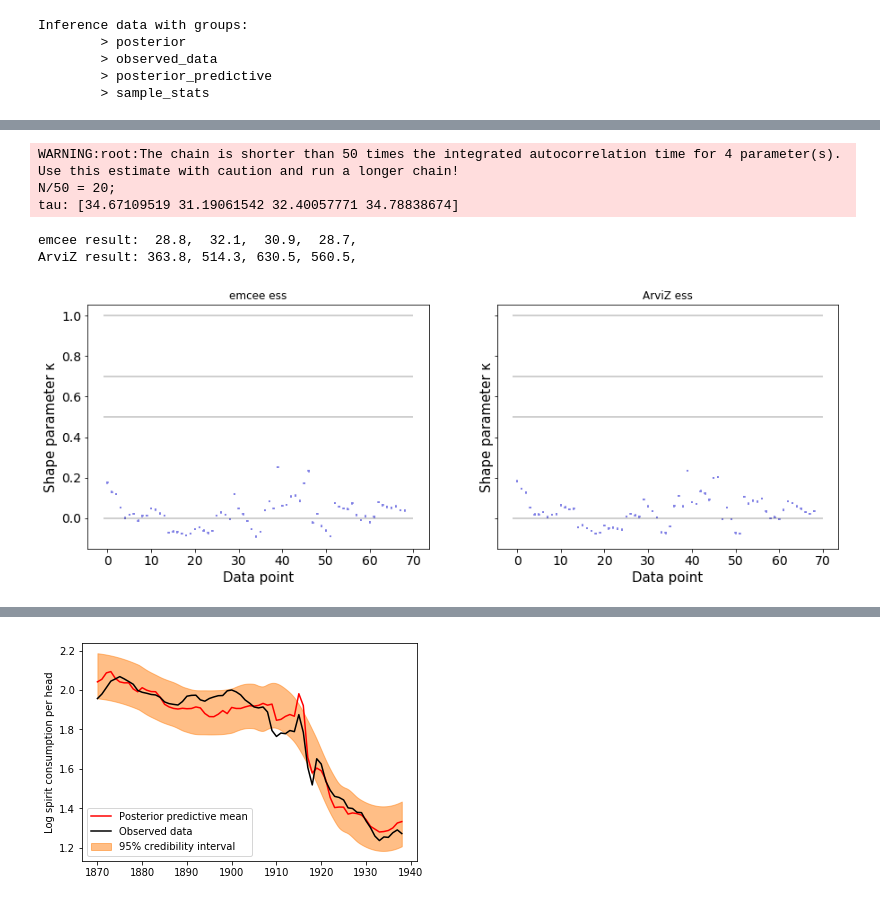
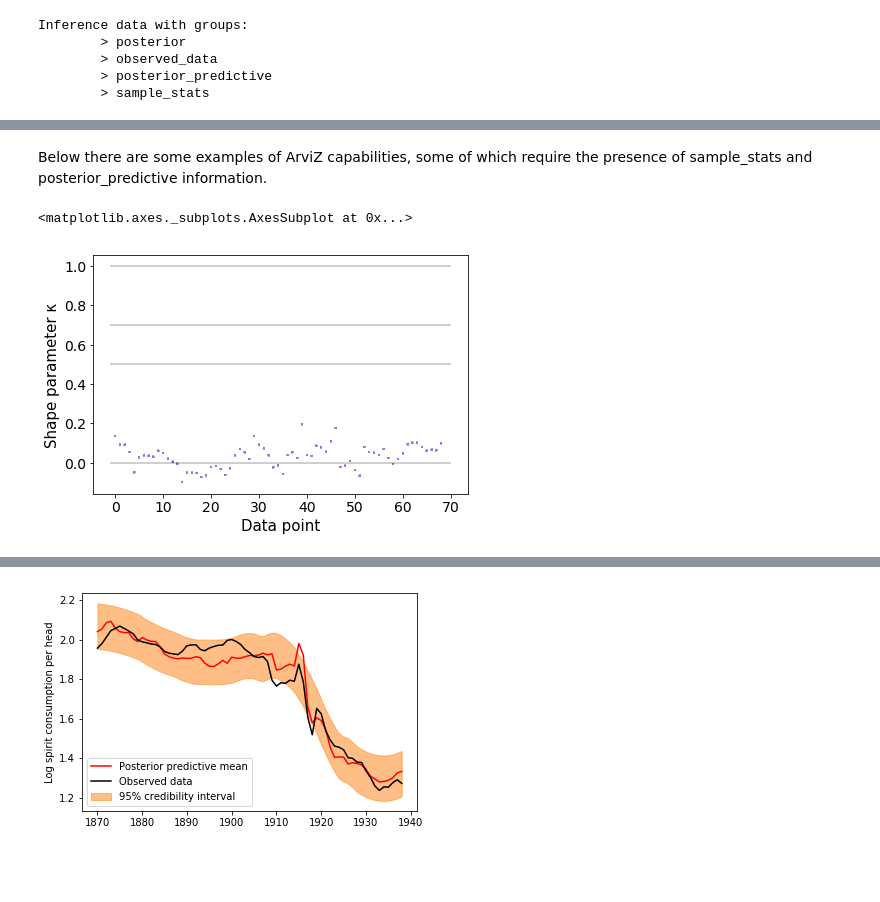
Before and after one commit to OriolAbril/Bayesian-Inference-examples, a Jupyter notebook: Multiple_Linear_Regression/multiple_linear_regression_emcee.ipynb, the cells around one changed output, grey strips where cells are left out. Cells and saved outputs as stored; diff of their text form; code cells hidden in the pictures; blank space fills up the shorter version.

```diff
--- a/Multiple_Linear_Regression/multiple_linear_regression_emcee.ipynb
+++ b/Multiple_Linear_Regression/multiple_linear_regression_emcee.ipynb
@@ -100,28 +96,11 @@ This is important because even though ArviZ has support for emcee, not all its a
-# %%
-import warnings
-with warnings.catch_warnings():
-    warnings.simplefilter("ignore")
-    thin=1
-    ess=(ndraws-burnin)/sampler.get_autocorr_time(quiet=True, discard=burnin, thin=thin)
-    chain = sampler.chain[:, burnin::thin, :]
-    reff = ess / (nwalkers * chain.shape[1])
-    print(" ".join(["emcee result:",*["{:5.1f},".format(e) for e in ess]]))
-    print(" ".join(["ArviZ result:",*["{:5.1f},".format(e) for e in az.ess(idata).to_array().values]]))
-
-    loo_df_emcee = az.loo(idata,reff=np.mean(reff),pointwise=True)
-    loo_df = az.loo(idata,pointwise=True)
-    fig,axes = plt.subplots(1,2,figsize=(15,5),sharey=True)
-    az.plot_khat(loo_df_emcee.pareto_k,ax=axes[0])
-    az.plot_khat(loo_df.pareto_k,ax=axes[1])
-    axes[0].set_title("emcee ess")
-    axes[1].set_title("ArviZ ess")
-# %% [output]
-WARNING:root:The chain is shorter than 50 times the integrated autocorrelation time for 4 parameter(s). Use this estimate with caution and run a longer chain!
-N/50 = 20;
-tau: [34.67109519 31.19061542 32.40057771 34.78838674]
-emcee result:  28.8,  32.1,  30.9,  28.7,
-ArviZ result: 363.8, 514.3, 630.5, 560.5,
-[figure, removed]
+# %% [markdown]
+Below there are some examples of ArviZ capabilities, some of which require the presence of sample_stats and posterior_predictive information.
+# %%
+loo_df = az.loo(idata,pointwise=True)
+az.plot_khat(loo_df.pareto_k)
+# %% [output]
+<matplotlib.axes._subplots.AxesSubplot at 0x...>
+[figure, added]
 # %%
 az.plot_posterior(idata);
 # %% [output]
```
Also changed, not shown: parts of 4 cells of this notebook.
